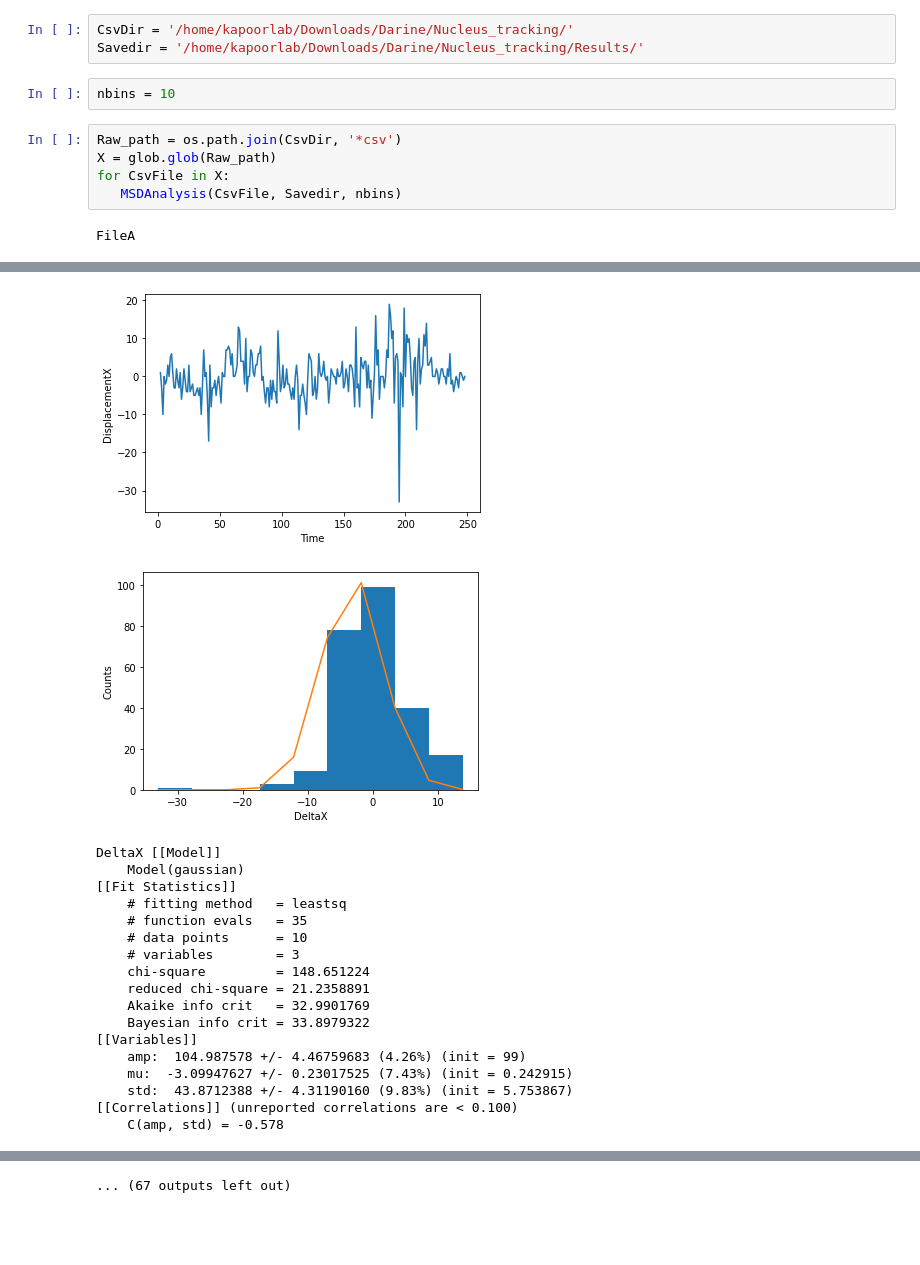
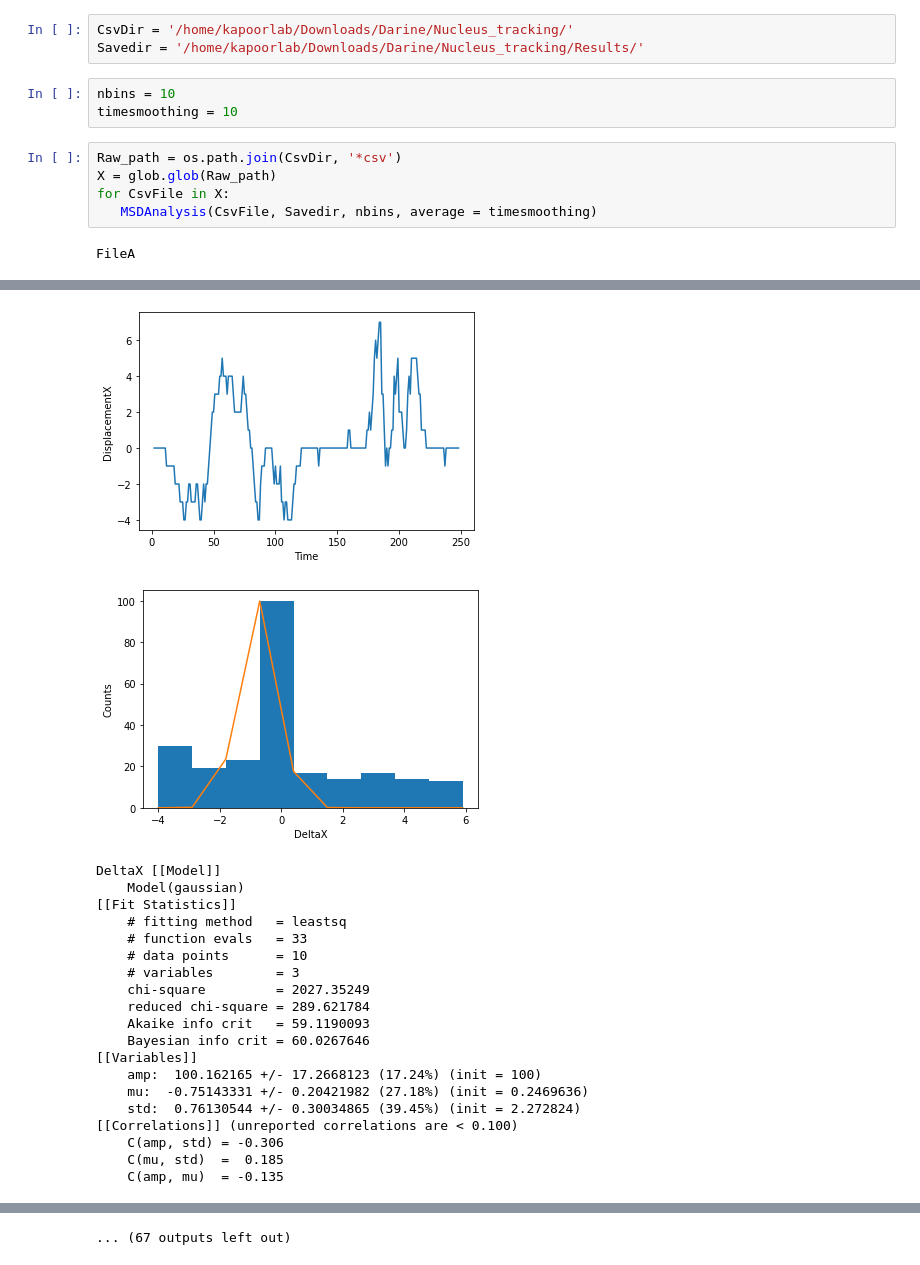
Before and after one commit to kapoorlab/BioPython, a Jupyter notebook: DarineKymoAnalyis/MSDAnalysis.ipynb, the cells around one changed output, grey strips where cells are left out. Cells and saved outputs as stored; diff of their text form; blank space fills up the shorter version.

Commit message:
time average

```diff
--- a/DarineKymoAnalyis/MSDAnalysis.ipynb
+++ b/DarineKymoAnalyis/MSDAnalysis.ipynb
@@ -11,10 +11,11 @@ CsvDir = '/home/kapoorlab/Downloads/Darine/Nucleus_tracking/'
 Savedir = '/home/kapoorlab/Downloads/Darine/Nucleus_tracking/Results/'
 # %%
 nbins = 10
+timesmoothing = 10
 # %%
 Raw_path = os.path.join(CsvDir, '*csv')
 X = glob.glob(Raw_path)
 for CsvFile in X:
-   MSDAnalysis(CsvFile, Savedir, nbins)
+   MSDAnalysis(CsvFile, Savedir, nbins, average = timesmoothing)
 # %% [output]
 FileA
@@ -61,20 +62,22 @@ DeltaY [[Model]]
 FileB
-[figure, old version]
+[figure, new version]
-[figure, old version]
+[figure, new version]
 DeltaX [[Model]]
     Model(gaussian)
 [[Fit Statistics]]
     # fitting method   = leastsq
-    # function evals   = 35
+    # function evals   = 33
     # data points      = 10
     # variables        = 3
-    chi-square         = 148.651224
-    reduced chi-square = 21.2358891
-    Akaike info crit   = 32.9901769
-    Bayesian info crit = 33.8979322
+    chi-square         = 2027.35249
+    reduced chi-square = 289.621784
+    Akaike info crit   = 59.1190093
+    Bayesian info crit = 60.0267646
 [[Variables]]
-    amp:  104.987578 +/- 4.46759683 (4.26%) (init = 99)
-    mu:  -3.09947627 +/- 0.23017525 (7.43%) (init = 0.242915)
-    std:  43.8712388 +/- 4.31190160 (9.83%) (init = 5.753867)
+    amp:  100.162165 +/- 17.2668123 (17.24%) (init = 100)
+    mu:  -0.75143331 +/- 0.20421982 (27.18%) (init = 0.2469636)
+    std:  0.76130544 +/- 0.30034865 (39.45%) (init = 2.272824)
 [[Correlations]] (unreported correlations are < 0.100)
-    C(amp, std) = -0.578
+    C(amp, std) = -0.306
+    C(mu, std)  =  0.185
+    C(amp, mu)  = -0.135
```
Also changed, not shown: parts of 1 cell of this notebook, 1 other file.
